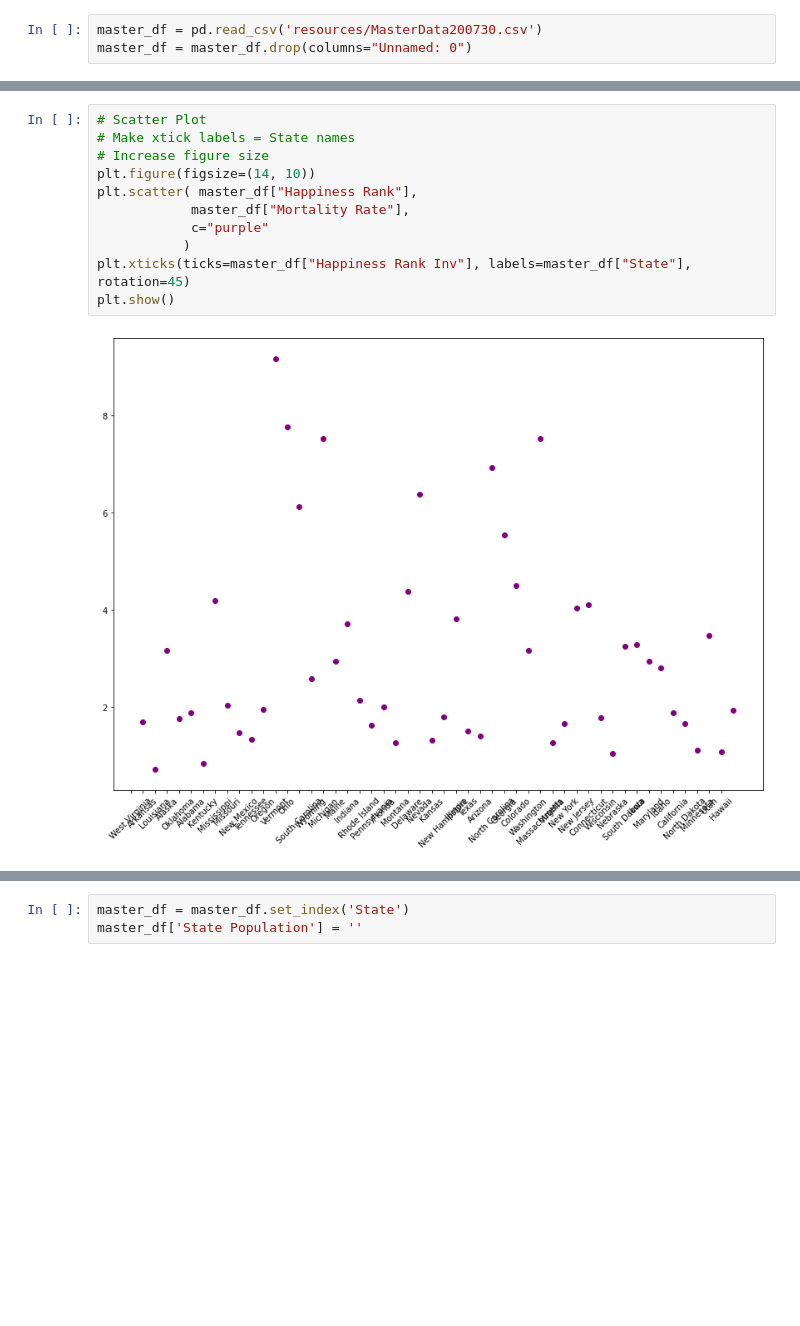
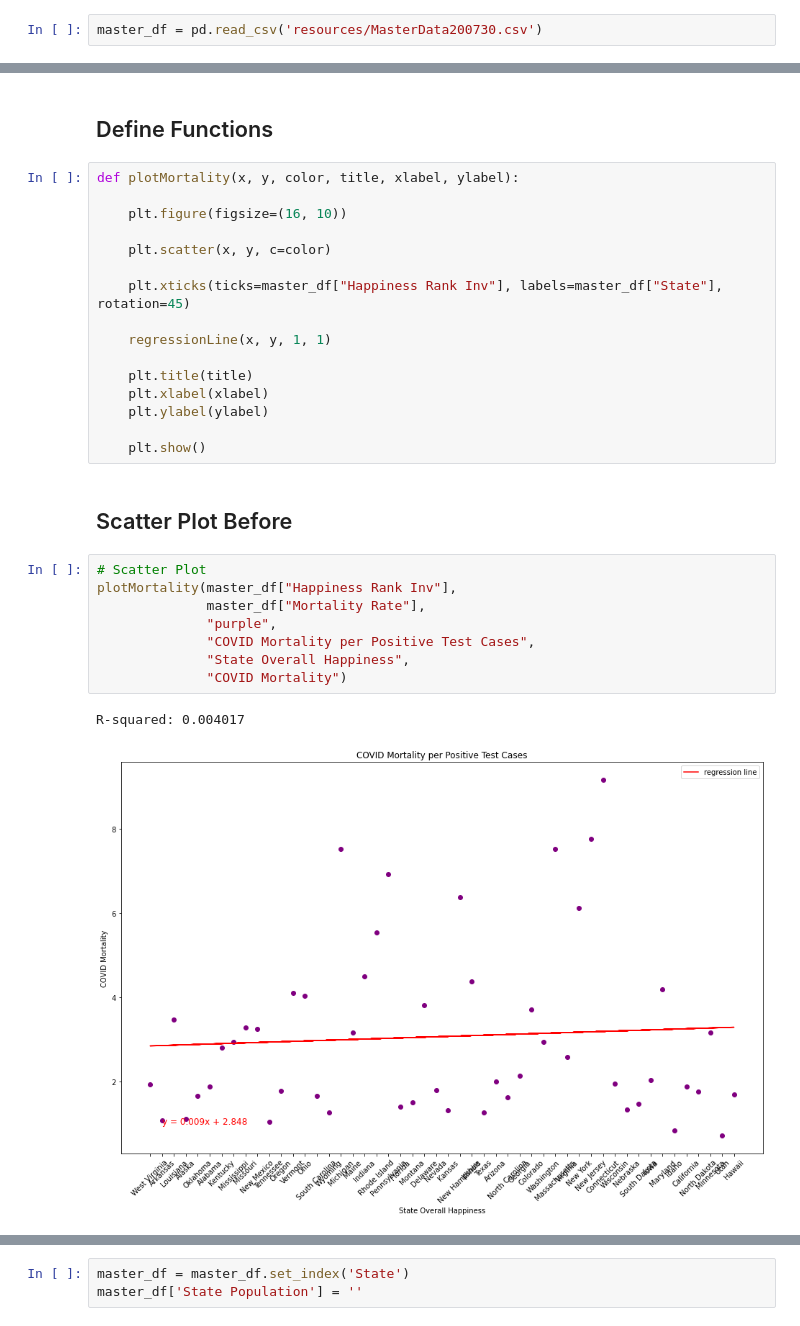
Before and after one commit to arerickson28/happiness_during_corona, a Jupyter notebook: StatePopulationData.ipynb, the cells around one changed output, grey strips where cells are left out. Saved outputs shown, nothing was run; the diff lists cells and outputs as text; blank space fills up the shorter version.

```diff
--- a/StatePopulationData.ipynb
+++ b/StatePopulationData.ipynb
@@ -9,6 +15,5 @@ import functions
 # %%
 master_df = pd.read_csv('resources/MasterData200730.csv')
-master_df = master_df.drop(columns="Unnamed: 0")
 # %%
 master_df.head()
 # %% [output]
@@ -21,13 +26,31 @@ master_df.head()
+# %% [markdown]
+## Define Functions
 # %%
-# Scatter Plot
-# Make xtick labels = State names
-# Increase figure size
-plt.figure(figsize=(14, 10))
-plt.scatter( master_df["Happiness Rank"],
-            master_df["Mortality Rate"],
-            c="purple"
-           )
-plt.xticks(ticks=master_df["Happiness Rank Inv"], labels=master_df["State"], rotation=45)
-plt.show()
+def plotMortality(x, y, color, title, xlabel, ylabel):
+
+    plt.figure(figsize=(16, 10))
+
+    plt.scatter(x, y, c=color)
+
+    plt.xticks(ticks=master_df["Happiness Rank Inv"], labels=master_df["State"], rotation=45)
+
+    regressionLine(x, y, 1, 1)
+
+    plt.title(title)
+    plt.xlabel(xlabel)
+    plt.ylabel(ylabel)
+
+    plt.show()
-# %% [output]
-[figure, removed]
+# %% [markdown]
+## Scatter Plot Before
+# %%
+# Scatter Plot
+plotMortality(master_df["Happiness Rank Inv"],
+              master_df["Mortality Rate"],
+              "purple",
+              "COVID Mortality per Positive Test Cases",
+              "State Overall Happiness",
+              "COVID Mortality")
+# %% [output]
+R-squared: 0.004017
+[figure, added]
```
Also changed, not shown: parts of 14 cells of this notebook.
